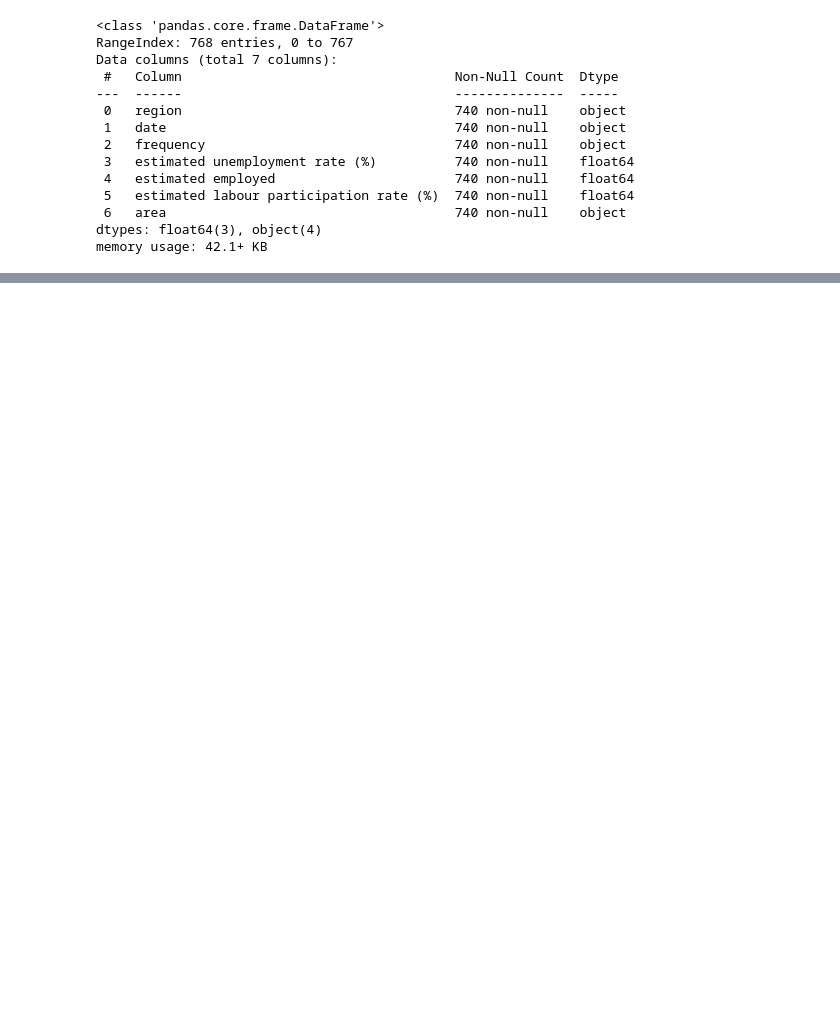
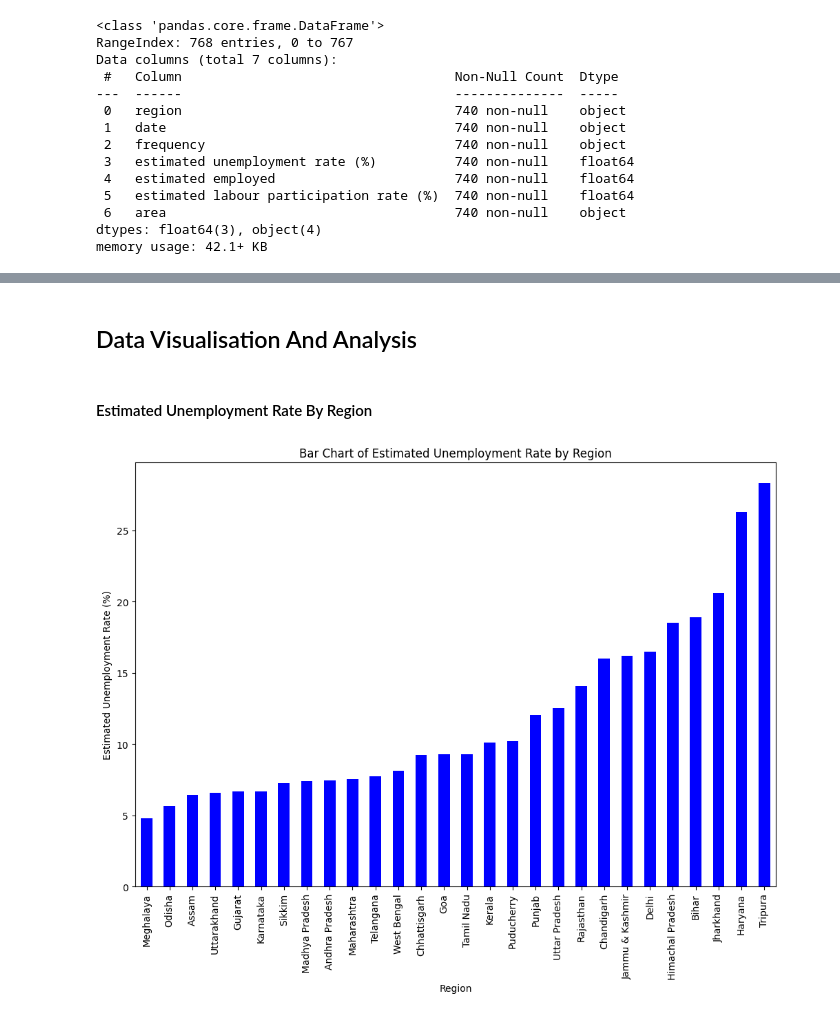
Before and after one commit to kmassiK/OIBSIP, a Jupyter notebook: unemployment_analysis.ipynb, the cells around one changed output, grey strips where cells are left out. Saved outputs shown, nothing was run; the diff lists cells and outputs as text; code cells hidden in the pictures; blank space fills up the shorter version.

```diff
--- a/unemployment_analysis.ipynb
+++ b/unemployment_analysis.ipynb
@@ -97,0 +118,4 @@ memory usage: 42.1+ KB
+# %%
+# Let's select our columns for analysis
+my_df = unemployment_data.loc[:,['region', 'date', 'estimated unemployment rate (%)', 'area']]
+my_df.head()
@@ -98,7 +170,6 @@ memory usage: 42.1+ KB
 # %%
+# Let's check the data type in the date column, and change it if it's an object
 # We can see that the date is in the wrong format
 # we should change it from object to datetime
-
-unemployment_data['date'] = pd.to_datetime(unemployment_data['date'])
-
-unemployment_data.info()
+# my_df.info()
+my_df['date'] = pd.to_datetime(my_df['date'])
@@ -183,0 +176,19 @@ unemployment_data.dropna()
+# %% [markdown]
+## Data Visualisation And Analysis
+# %% [markdown]
+#### Estimated Unemployment Rate By Region
+# %%
+# Estimated Unemployment Rate by Region
+grouped_data = my_df.groupby('region')['estimated unemployment rate (%)'].mean()
+sorted_data = grouped_data.sort_values()
+
+
+# Plotting the bar chart
+plt.figure(figsize=(12, 8))
+sorted_data.plot(kind='bar', color='blue')
+plt.xlabel('Region')
+plt.ylabel('Estimated Unemployment Rate (%)')
+plt.title('Bar Chart of Estimated Unemployment Rate by Region')
+plt.show()
+# %% [output]
+[figure, added]
```
Also changed, not shown: parts of 24 cells of this notebook.
